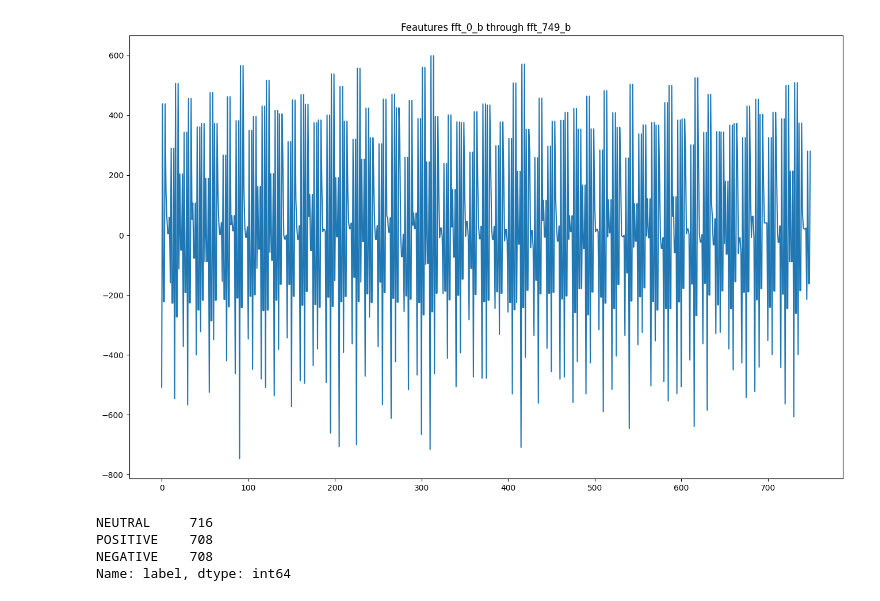
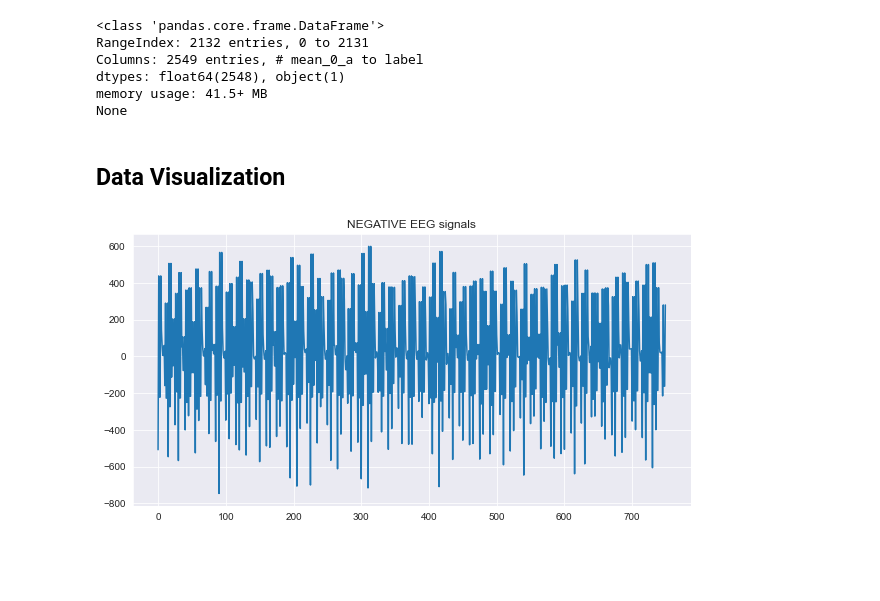
Before and after one commit to meysam810/Emotion-Detection-With-EEG-Data, a Jupyter notebook: eeg-prediction.ipynb, the cells around one changed output. Saved outputs shown, nothing was run; the diff lists cells and outputs as text; code cells hidden in the pictures; blank space fills up the shorter version.

```diff
--- a/eeg-prediction.ipynb
+++ b/eeg-prediction.ipynb
@@ -7,0 +33,17 @@ import matplotlib.pyplot as plt
+# %%
+from sklearn.metrics import confusion_matrix , classification_report
+from tensorflow.keras.layers import GRU , Flatten , Dense
+from sklearn.model_selection import train_test_split
+from sklearn.preprocessing import StandardScaler
+from sklearn.preprocessing import LabelEncoder
+from tensorflow.keras import Input , Model
+from sklearn.decomposition import PCA
+import matplotlib.pyplot as plt
+import tensorflow as tf
+import seaborn as sns
+import pandas as pd
+import numpy as np
+import warnings
+warnings.filterwarnings('ignore')
+sns.set_style("darkgrid")
+%matplotlib inline
@@ -10,15 +85,19 @@ data = pd.read_csv('emotions.csv')
+# %%
+print(data.info())
+# %% [output]
+<class 'pandas.core.frame.DataFrame'>
+RangeIndex: 2132 entries, 0 to 2131
+Columns: 2549 entries, # mean_0_a to label
+dtypes: float64(2548), object(1)
+memory usage: 41.5+ MB
+None
+# %% [markdown]
+## Data Visualization
 # %%
 sample = data.loc[0, 'fft_0_b':'fft_749_b']
-plt.figure(figsize=(16, 10))
+plt.figure(figsize=(10, 5))
 plt.plot(range(len(sample)), sample)
-plt.title('Feautures fft_0_b through fft_749_b')
+plt.title('NEGATIVE EEG signals')
 plt.show()
 # %% [output]
-[figure, old version]
+[figure, new version]
-# %%
-data['label'].value_counts()
-# %% [output]
-NEUTRAL     716
-POSITIVE    708
-NEGATIVE    708
-Name: label, dtype: int64
```
Also changed, not shown: parts of 30 cells of this notebook, 2 other files.
